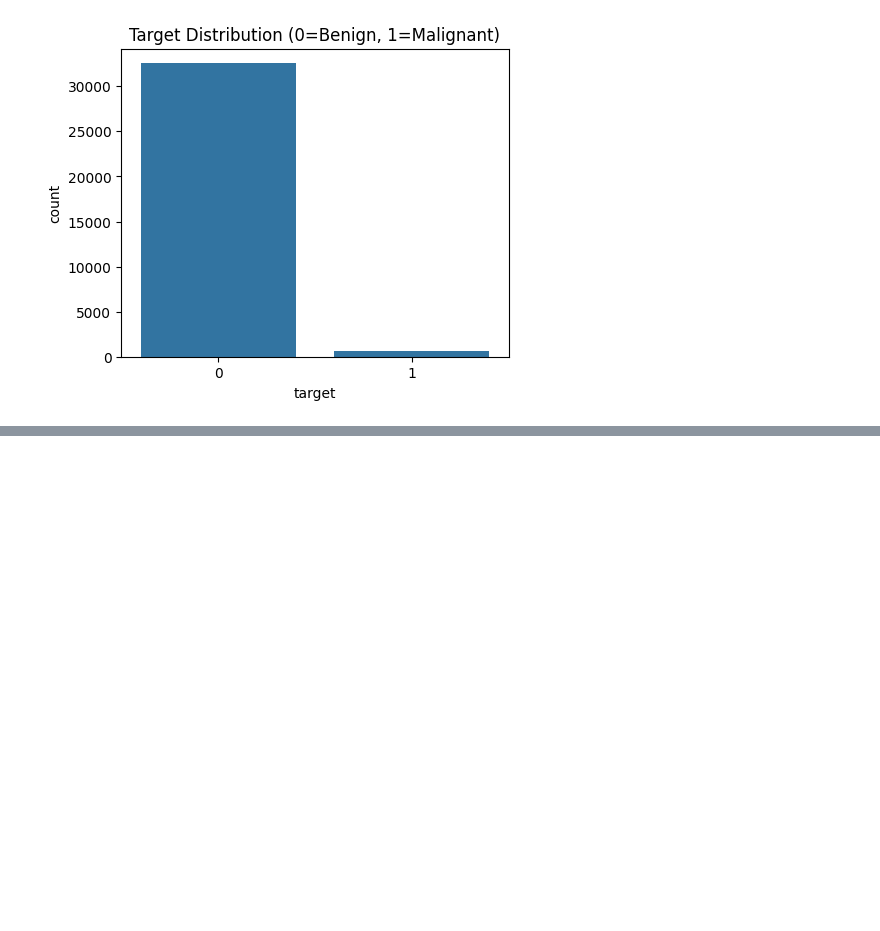
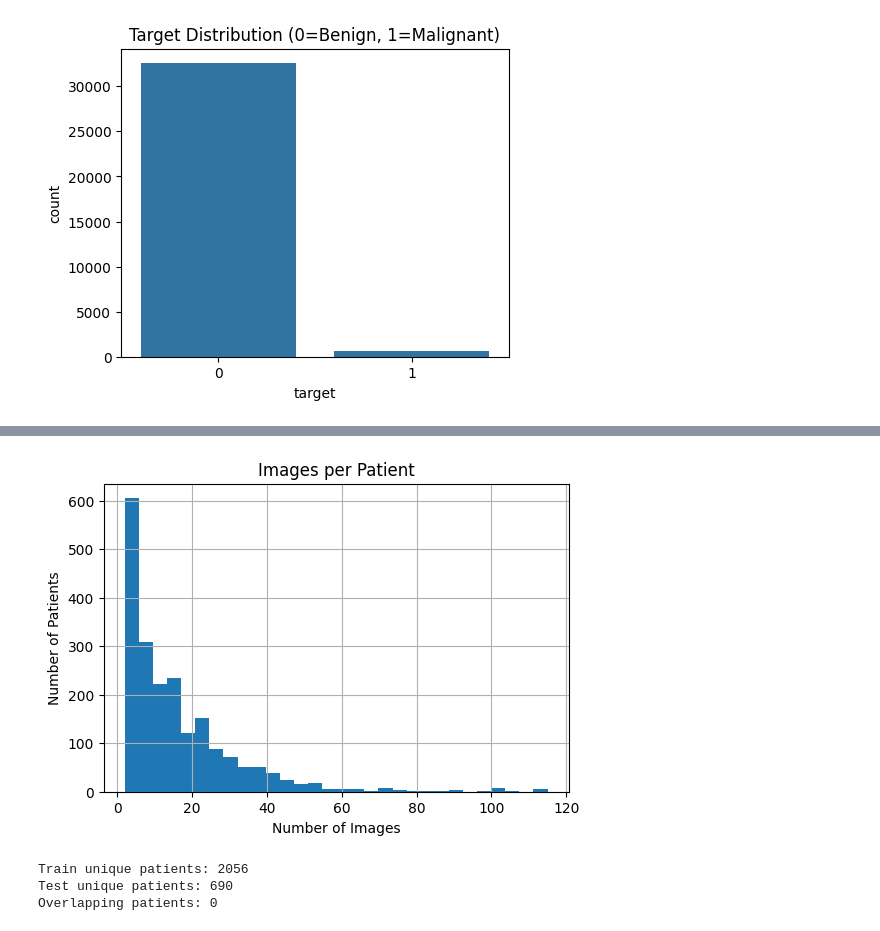
Before and after one commit to AstxMargaryan/Melanoma-Classification, a Jupyter notebook: experiment.ipynb, the cells around one changed output, grey strips where cells are left out. Drawn from its saved outputs; the diff is of its cells as text; code cells hidden in the pictures; blank space fills up the shorter version.

```diff
--- a/experiment.ipynb
+++ b/experiment.ipynb
@@ -75,0 +157,24 @@ dtype: int64
+# %%
+patient_counts = df["patient_id"].value_counts()
+
+plt.figure(figsize=(6, 4))
+patient_counts.hist(bins=30)
+plt.title("Images per Patient")
+plt.xlabel("Number of Images")
+plt.ylabel("Number of Patients")
+plt.show()
+# %% [output]
+[figure, added]
+# %%
+train_patients = set(df["patient_id"].dropna())
+test_patients = set(test_df["patient_id"].dropna())
+
+overlap = train_patients.intersection(test_patients)
+
+print("Train unique patients:", len(train_patients))
+print("Test unique patients:", len(test_patients))
+print("Overlapping patients:", len(overlap))
+# %% [output]
+Train unique patients: 2056
+Test unique patients: 690
+Overlapping patients: 0
```
Also changed, not shown: parts of 41 cells of this notebook.
